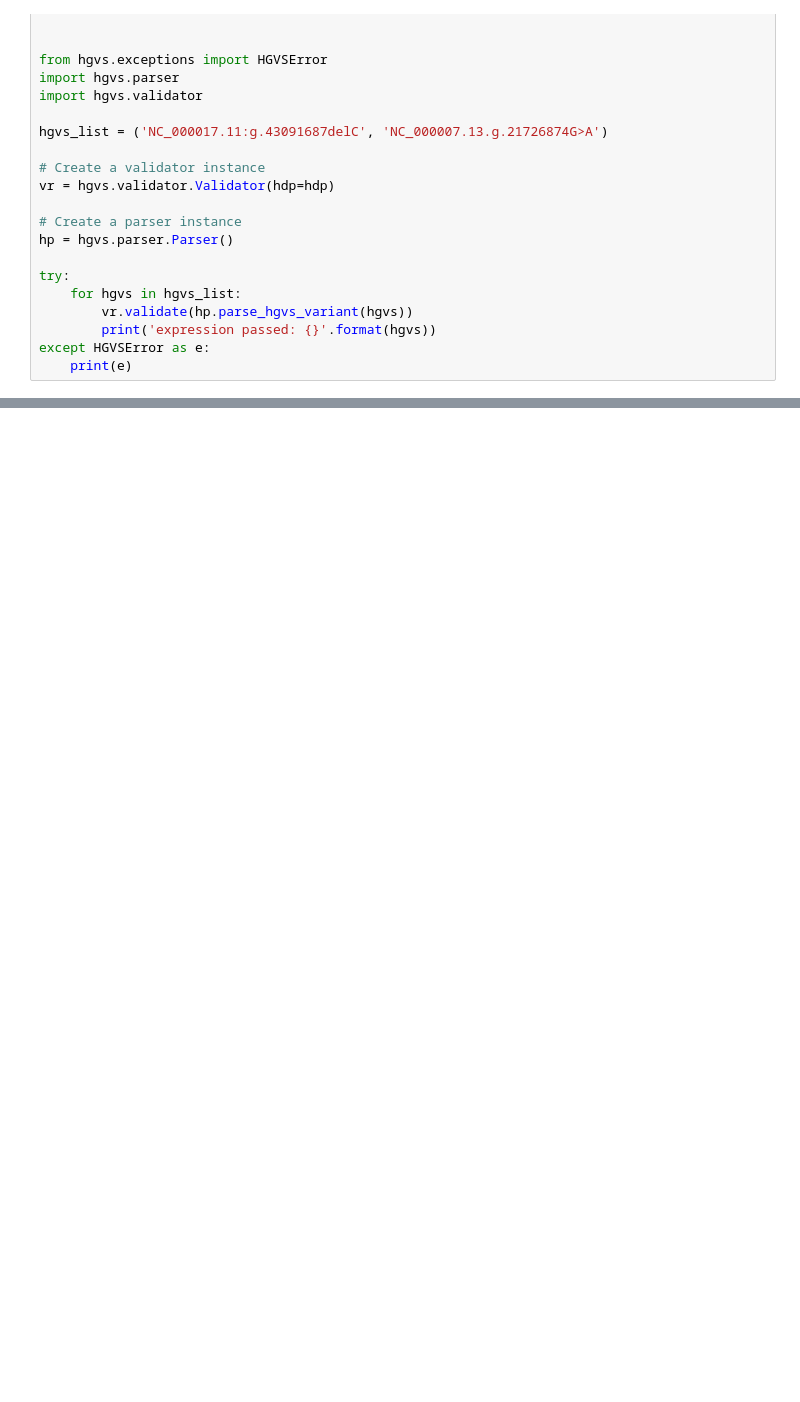
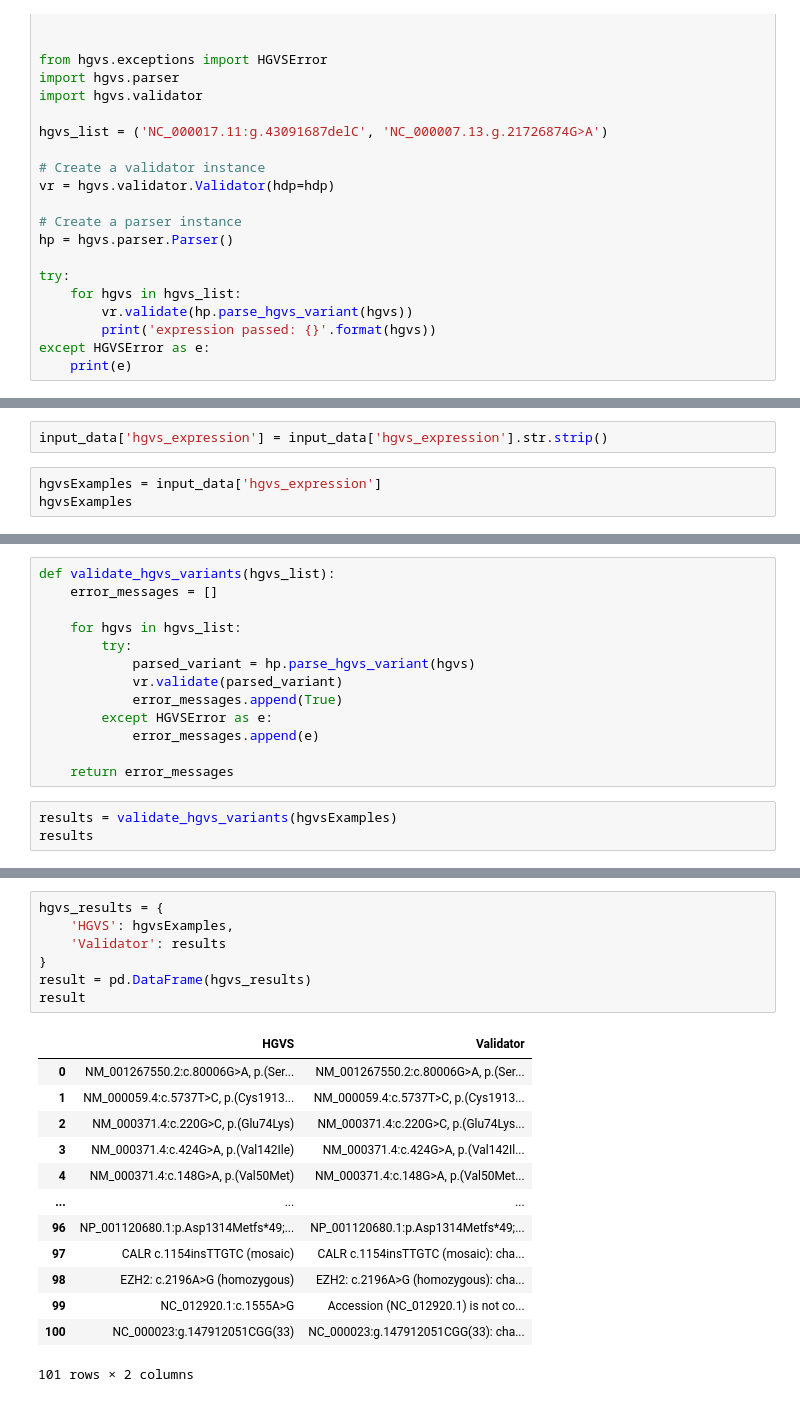
Before and after one commit to InformaticsGenomicMedicine/DraftCoreDataModel, a Jupyter notebook: notebooks/old_notebooks/hgvs_demo.ipynb, the cells around one changed output, grey strips where cells are left out. Cells and saved outputs as stored; diff of their text form; blank space fills up the shorter version.

```diff
--- a/notebooks/old_notebooks/hgvs_demo.ipynb
+++ b/notebooks/old_notebooks/hgvs_demo.ipynb
@@ -196,0 +230,5 @@ except HGVSError as e:
+# %%
+input_data['hgvs_expression'] = input_data['hgvs_expression'].str.strip()
+# %%
+hgvsExamples = input_data['hgvs_expression']
+hgvsExamples
@@ -196,0 +248,16 @@ except HGVSError as e:
+# %%
+def validate_hgvs_variants(hgvs_list):
+    error_messages = []
+
+    for hgvs in hgvs_list:
+        try:
+            parsed_variant = hp.parse_hgvs_variant(hgvs)
+            vr.validate(parsed_variant)
+            error_messages.append(True)
+        except HGVSError as e:
+            error_messages.append(e)
+
+    return error_messages
+# %%
+results = validate_hgvs_variants(hgvsExamples)
+results
@@ -196,0 +282,21 @@ except HGVSError as e:
+# %%
+hgvs_results = {
+    'HGVS': hgvsExamples,
+    'Validator': results
+}
+result = pd.DataFrame(hgvs_results)
+result
+# %% [output]
+|  | HGVS | Validator |
+| 0 | NM_001267550.2:c.80006G>A, p.(Ser... | NM_001267550.2:c.80006G>A, p.(Ser... |
+| 1 | NM_000059.4:c.5737T>C, p.(Cys1913... | NM_000059.4:c.5737T>C, p.(Cys1913... |
+| 2 | NM_000371.4:c.220G>C, p.(Glu74Lys) | NM_000371.4:c.220G>C, p.(Glu74Lys... |
+| 3 | NM_000371.4:c.424G>A, p.(Val142Ile) | NM_000371.4:c.424G>A, p.(Val142Il... |
+| 4 | NM_000371.4:c.148G>A, p.(Val50Met) | NM_000371.4:c.148G>A, p.(Val50Met... |
+| ... | ... | ... |
+| 96 | NP_001120680.1:p.Asp1314Metfs*49;... | NP_001120680.1:p.Asp1314Metfs*49;... |
+| 97 | CALR c.1154insTTGTC (mosaic) | CALR c.1154insTTGTC (mosaic): cha... |
+| 98 | EZH2: c.2196A>G (homozygous) | EZH2: c.2196A>G (homozygous): cha... |
+| 99 | NC_012920.1:c.1555A>G | Accession (NC_012920.1) is not co... |
+| 100 | NC_000023:g.147912051CGG(33) | NC_000023:g.147912051CGG(33): cha... |
+101 rows × 2 columns
```
Also changed, not shown: parts of 5 cells of this notebook, 2 other files.
